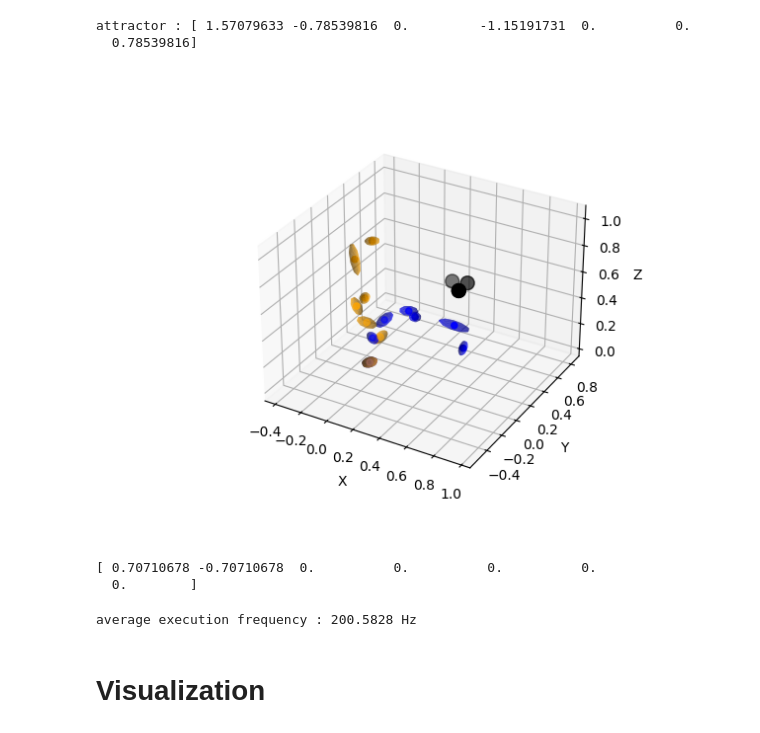
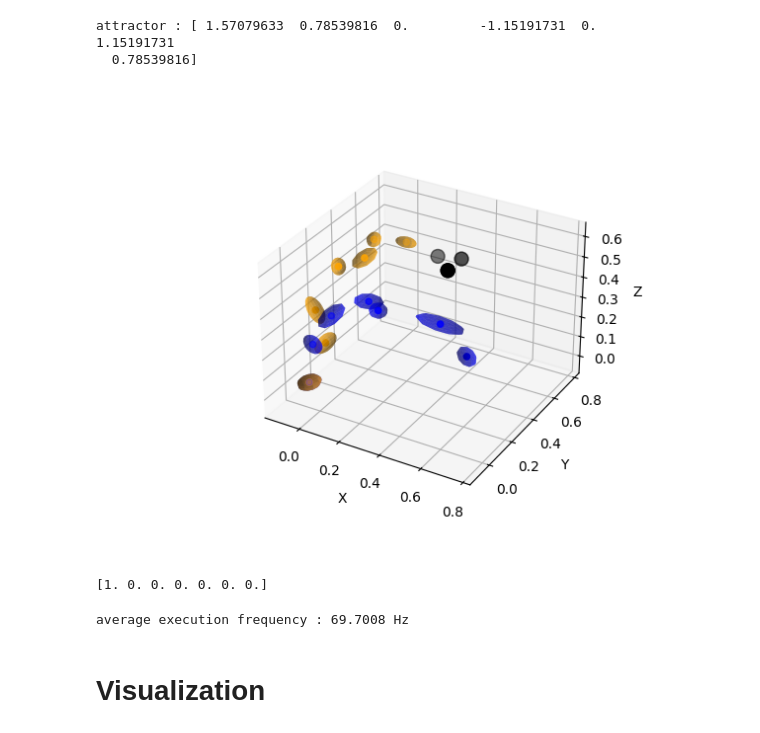
Before and after one commit to Bbosc/GDSOA, a Jupyter notebook: main_franka.ipynb, the cells around one changed output. Saved outputs shown, nothing was run; the diff lists cells and outputs as text; code cells hidden in the pictures.

```diff
--- a/main_franka.ipynb
+++ b/main_franka.ipynb
@@ -21,7 +21,7 @@ lower_bound = np.array([limit['lower'] for limit in joint_limits])
 upper_bound = np.array([limit['upper'] for limit in joint_limits])
 # config_attractor = pin.randomConfiguration(fk.model, lower_bound, upper_bound)
 # config_attractor = np.array([-1.98940735, -0.34923044, -2.14521628, -2.74515598,  2.89106801, 0.80532853,  0.07493805])
-config_attractor = np.array([a * np.pi/180 for a in [90, -45, 0, -66, 0, 0, 45]])
+config_attractor = np.array([a * np.pi/180 for a in [90, 45, 0, -66, 0, 66, 45]])
 print(f'attractor : {config_attractor}')
 
 x = np.array(
@@ -36,31 +36,30 @@ e = Embedding(dimension=config_dim, x=x.repeat(1, 0), fk=fk, limits=joint_limits
 
 ds = DynamicalSystem(stiffness=K, dissipation=D, attractor=config_attractor, embedding=e, dt=0.01)
 # %% [output]
-attractor : [ 1.57079633 -0.78539816  0.         -1.15191731  0.          0.
+attractor : [ 1.57079633  0.78539816  0.         -1.15191731  0.          1.15191731
   0.78539816]
 # %%
 %matplotlib widget
 
 # config_start = np.array([0., 0., 0., -1.5, 0., 1.5, 0.])
 # transportation_configuration = np.array([a * np.pi/180 for a in [0, -32.08, 0, -170.17, 0, 0, 45]])
-config_start = np.array([a * np.pi/180 for a in [0, 45, 0, -66, 0, 0, 45]])
+config_start = np.array([a * np.pi/180 for a in [0, 45, 0, -66, 0, 66, 45]])
 initial_speed = np.array([0, 0, 0, 0, 0, 0, 0.])
 
 # config_attractor = pin.randomConfiguration(fk.model, lower_bound, upper_bound)
 speed = np.zeros_like(config_attractor)
 fk(config_start, speed, derivation_order=0)
 ax = visualize_robot(fk=fk, obstacle=x, color='blue')
 fk(config_attractor, speed, derivation_order=0)
 visualize_robot(fk=fk, obstacle=x, color='orange', ax=ax)
 plt.show()
 # %% [output]
-[figure, old version]
+[figure, new version]
 # %%
 target_direction = (config_attractor - config_start)/np.linalg.norm(config_attractor-config_start)
 print(target_direction)
 # %% [output]
-[ 0.70710678 -0.70710678  0.          0.          0.          0.
-  0.        ]
+[1. 0. 0. 0. 0. 0. 0.]
 # %%
 # config_start = pin.neutral(fk.model)
 # config_start = pin.randomConfiguration(fk.model, lower_bound, upper_bound)
@@ -80,7 +79,7 @@ for i in range(0,3000):
 print(f'average execution frequency : {sum(frequencies)/len(frequencies):.4f} Hz')
 ps= np.stack(positions)
 # %% [output]
-average execution frequency : 200.5828 Hz
+average execution frequency : 69.7008 Hz
 # %% [markdown]
 # Visualization
 # %%
```
Also changed, not shown: parts of 10 cells of this notebook, 2 other files.
